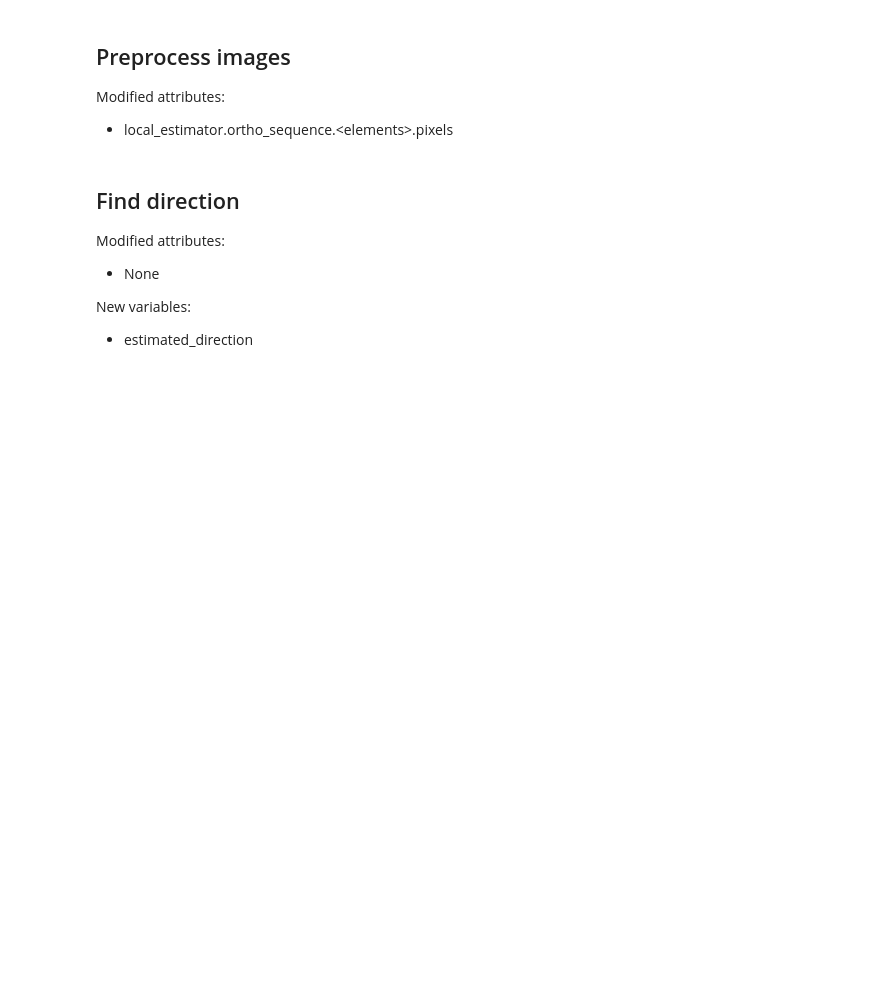
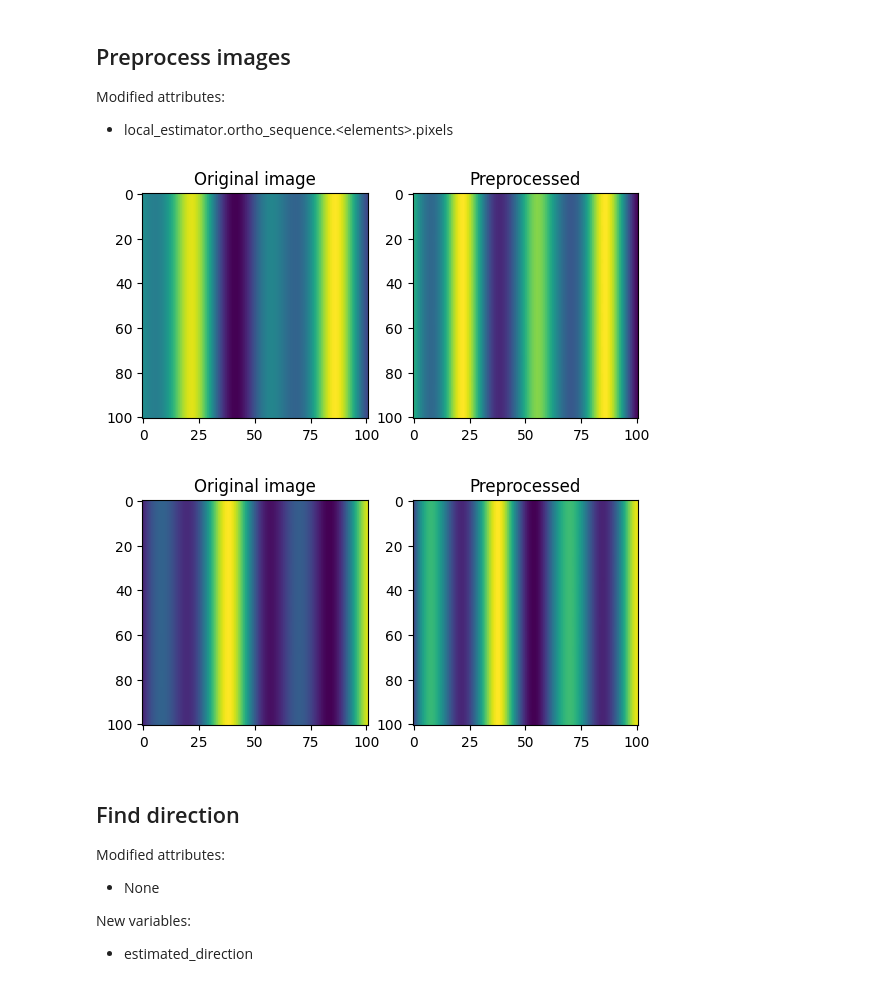
Before and after one commit to cadauxe/S2Shores, a Jupyter notebook: notebooks/spatial_correlation.ipynb, the cells around one changed output. Saved outputs shown, nothing was run; the diff lists cells and outputs as text; code cells hidden in the pictures; blank space fills up the shorter version.

```diff
--- a/notebooks/spatial_correlation.ipynb
+++ b/notebooks/spatial_correlation.ipynb
@@ -59,12 +95,22 @@ if not self.can_estimate_bathy():
 Modified attributes:
 - local_estimator.ortho_sequence.\<elements\>.pixels
 # %%
-if True:
+if False:
     self.preprocess_images()
 else:
     for image in self.ortho_sequence:
+        fig, axes = plt.subplots(1, 2)
+        axes[0].imshow(image.pixels)
+        axes[0].set_title("Original image")
+
         filtered_image = image.apply_filters(self.preprocessing_filters)
         image.pixels = filtered_image.pixels
+
+        axes[1].imshow(image.pixels)
+        axes[1].set_title("Preprocessed")
+# %% [output]
+[figure, added]
+[figure, added]
 # %% [markdown]
 ## Find direction
 
```
Also changed, not shown: parts of 19 cells of this notebook, 2 other files.
